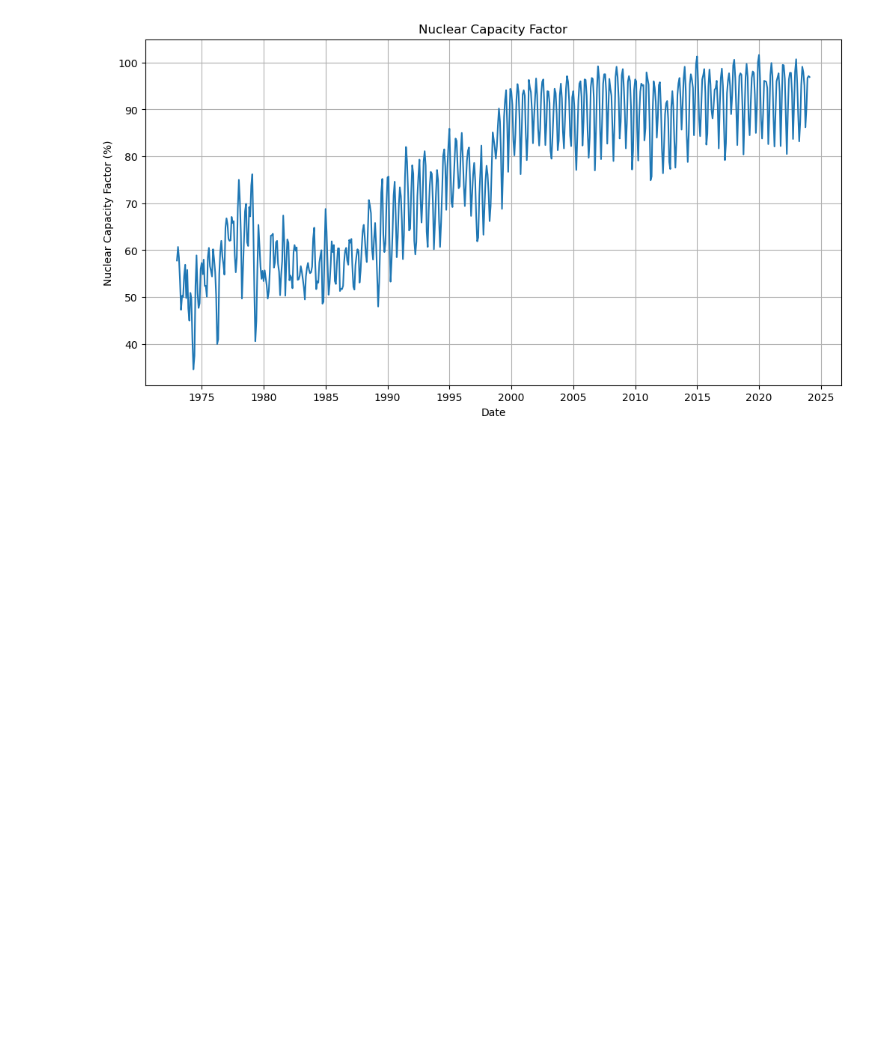
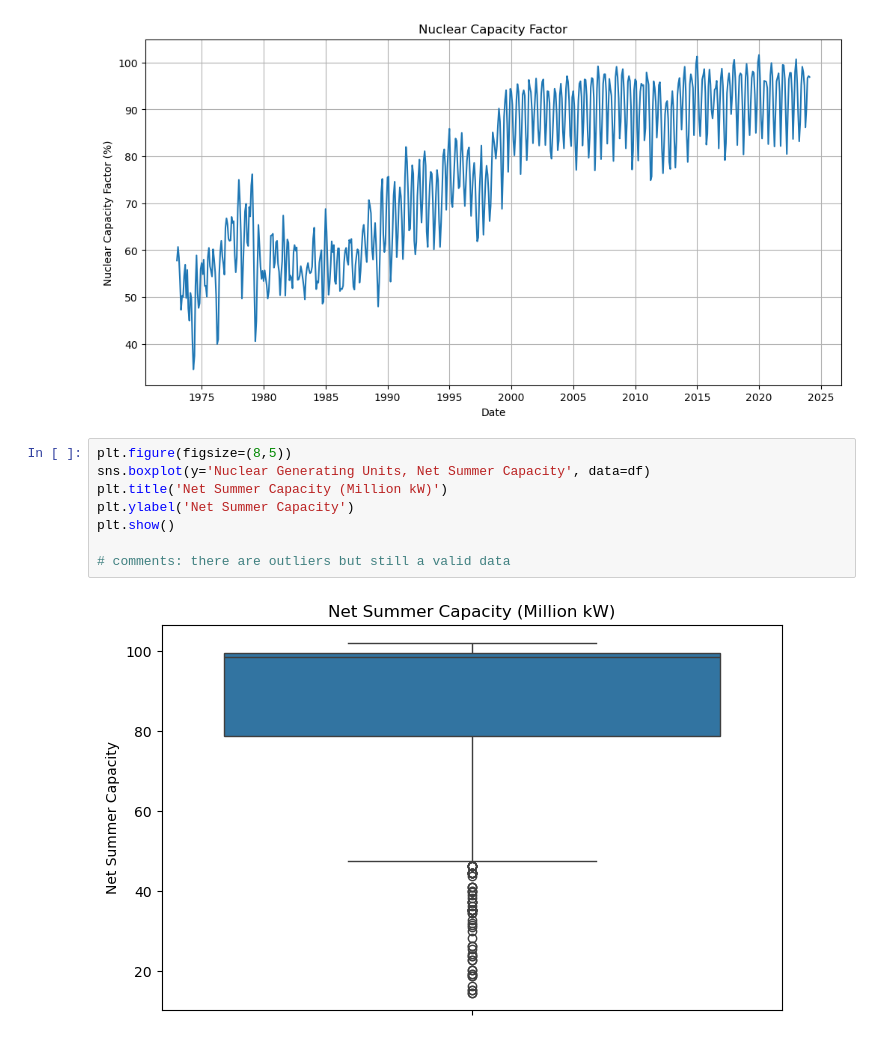
Before and after one commit to daffwwz/nuclear-energy-dataset-analysis, a Jupyter notebook: data_prep.ipynb, the cells around one changed output. Saved outputs shown, nothing was run; the diff lists cells and outputs as text; blank space fills up the shorter version.

Commit message:
added boxplots to check outlier data

```diff
--- a/data_prep.ipynb
+++ b/data_prep.ipynb
@@ -149,3 +149,13 @@ plt.show()
 [figure]
 [figure]
 [figure]
+# %%
+plt.figure(figsize=(8,5))
+sns.boxplot(y='Nuclear Generating Units, Net Summer Capacity', data=df)
+plt.title('Net Summer Capacity (Million kW)')
+plt.ylabel('Net Summer Capacity')
+plt.show()
+
+# comments: there are outliers but still a valid data
+# %% [output]
+[figure, added]
```
Also changed, not shown: parts of 3 cells of this notebook.
